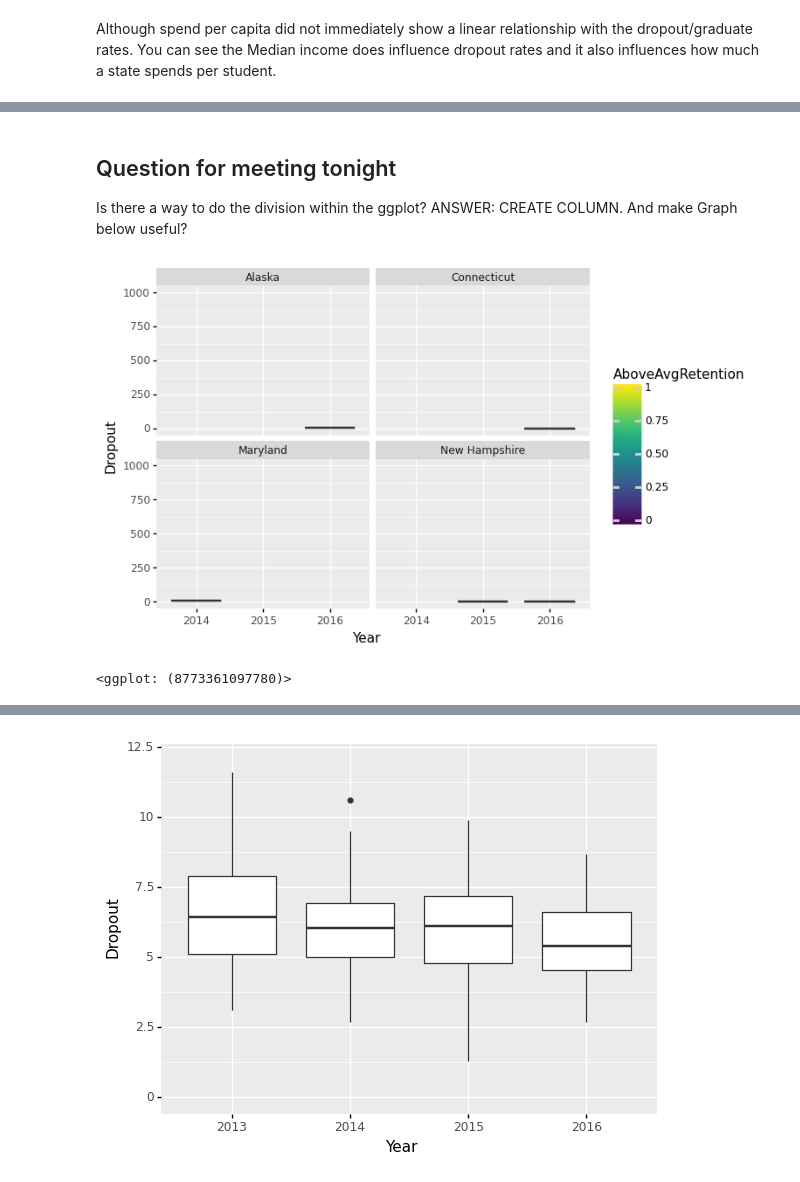
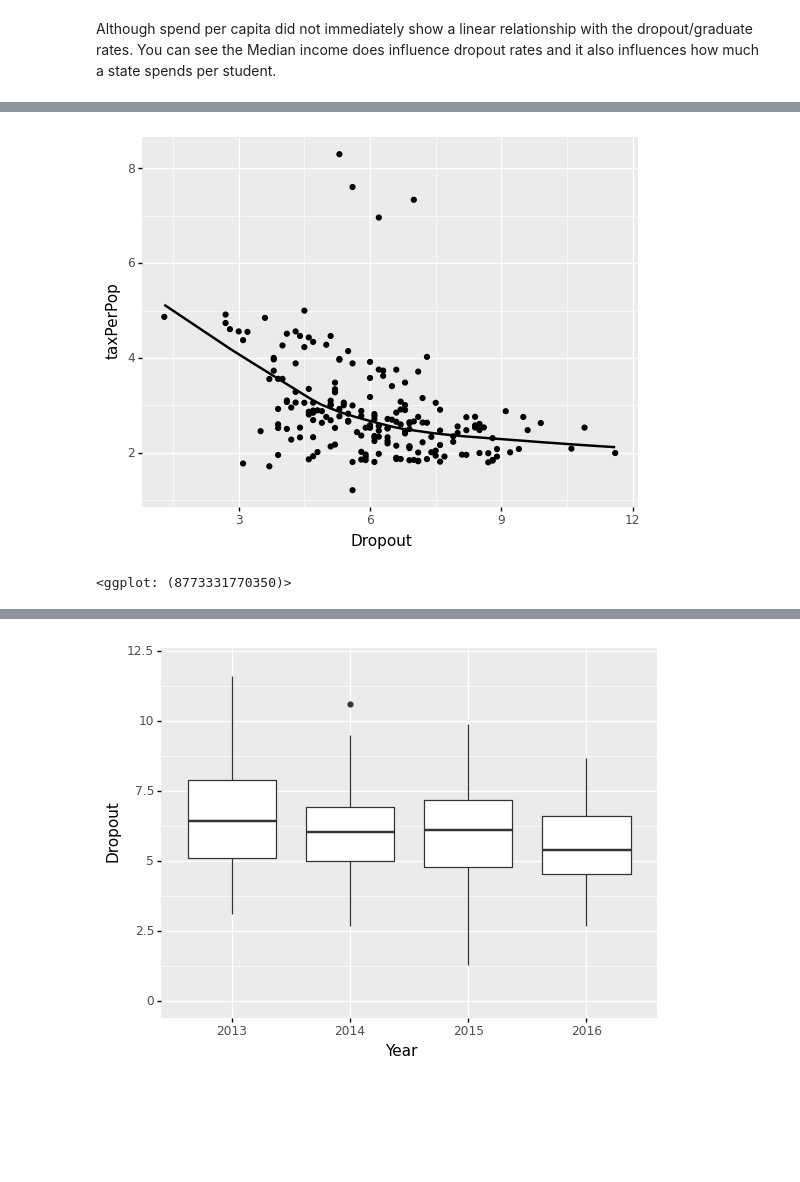
Before and after one commit to shayleelaura/Independent_Capstone, a Jupyter notebook: State Student Spending Case Study.ipynb, the cells around one changed output, grey strips where cells are left out. Drawn from its saved outputs; the diff is of its cells as text; code cells hidden in the pictures; blank space fills up the shorter version.

```diff
--- a/State Student Spending Case Study.ipynb
+++ b/State Student Spending Case Study.ipynb
@@ -820,13 +820,7 @@ ggplot(keyYears, aes(x= 'Dropout', y = 'mean_unemploymentRate',)) + geom_point(s
-# %% [markdown]
-## Question for meeting tonight
-Is there a way to do the division within the ggplot? ANSWER: CREATE COLUMN.
-And make Graph below useful?
+# %%
+keyYears['taxPerPop'] = keyYears['tax_all']/keyYears['Population']
 # %%
-#MAKE COLUMN!
-
-#ggplot(keyYears, aes(x= 'Dropout', y = ('tax_all'/'Population'))) + geom_point(stat = 'identity') + stat_smooth()
+ggplot(keyYears, aes(x= 'Dropout', y = 'taxPerPop',)) + geom_point(stat = 'identity') + stat_smooth()
+# %% [output]
+[figure, added]
+<ggplot: (8773331770350)>
-# %%
-ggplot(keyYears.sort_values('MedInc', ascending = False).head(), aes(x = 'Year', y = 'Dropout', fill = 'AboveAvgRetention')) + geom_boxplot() + scale_y_continuous(limits = (0,1000)) + facet_wrap('State')
-# %% [output]
-[figure, removed]
-<ggplot: (8773361097780)>
```
Also changed, not shown: parts of 19 cells of this notebook.
